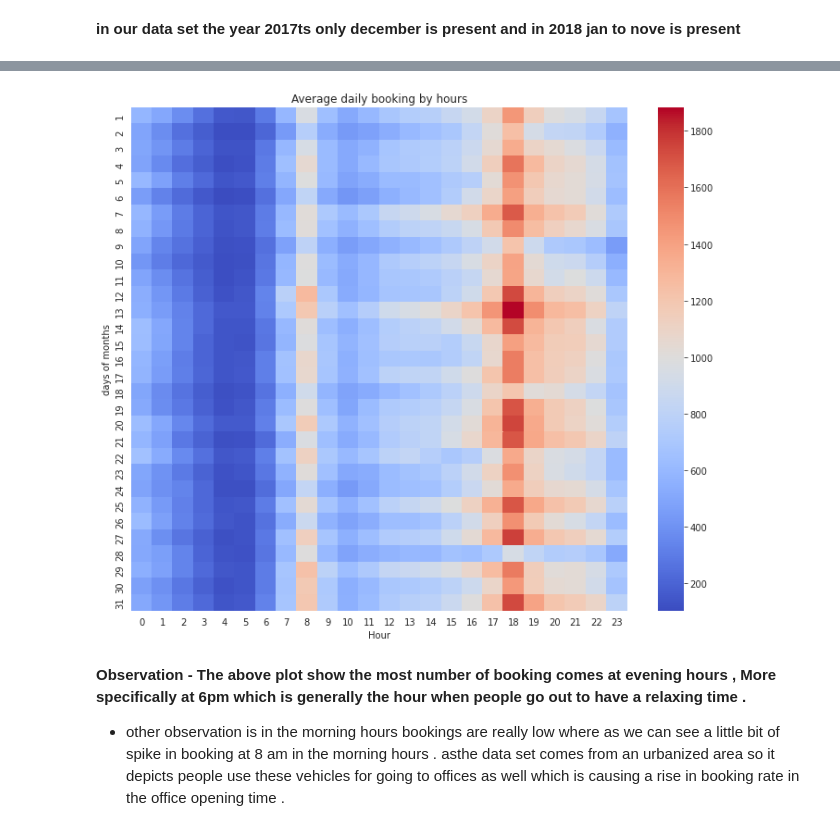
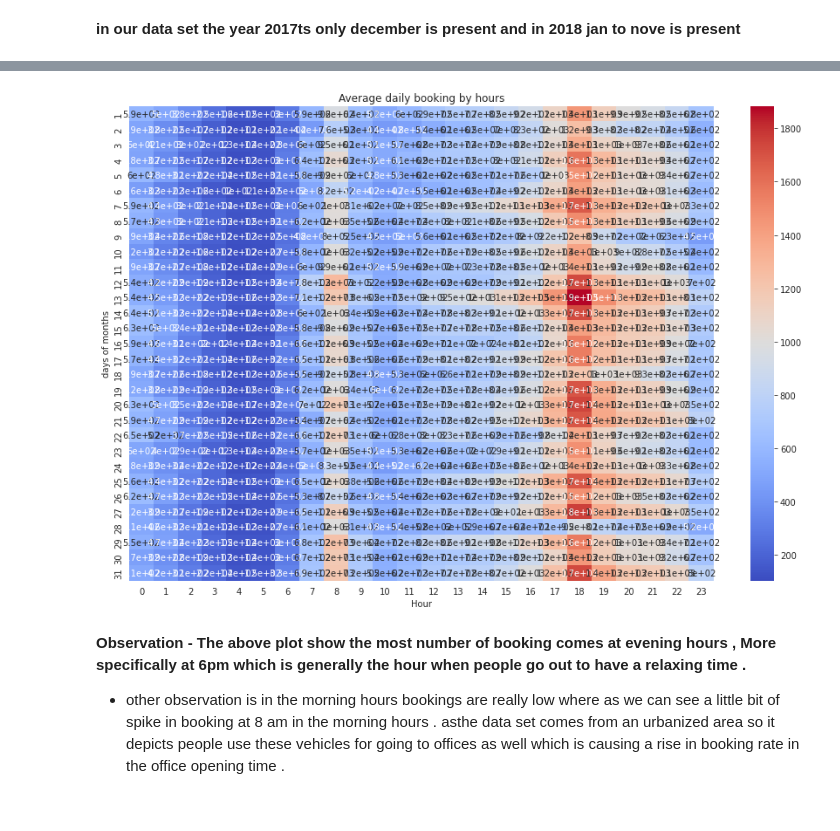
Before and after one commit to ajit04022000/Bike-Sharing-Demand-Prediction, a Jupyter notebook: Bike_Sharing_Demand_Prediction_Capstone_Project.ipynb, the cells around one changed output, grey strips where cells are left out. Drawn from its saved outputs; the diff is of its cells as text; code cells hidden in the pictures.

```diff
--- a/Bike_Sharing_Demand_Prediction_Capstone_Project.ipynb
+++ b/Bike_Sharing_Demand_Prediction_Capstone_Project.ipynb
@@ -358,12 +530,12 @@ sns.countplot(x= 'year',hue='month',data=df)
 # %%
 bookingtime = df.groupby(['day','Hour']).mean()['Rent_count'].unstack(level = -1)
-plt.figure(figsize =(12,10))
-sns.heatmap(bookingtime,cmap='coolwarm')
+plt.figure(figsize =(15,10))
+sns.heatmap(bookingtime,cmap='coolwarm',annot=True)
 plt.title('Average daily booking by hours')
 plt.ylabel('days of months')
 plt.show()
 # %% [output]
-[figure, old version]
+[figure, new version]
 # %% [markdown]
 <b>Observation  - The above plot show  the most number of booking comes at evening hours , More specifically at 6pm which is generally  the hour when people go out to have a  relaxing time  .
 
```
Also changed, not shown: parts of 71 cells of this notebook.
